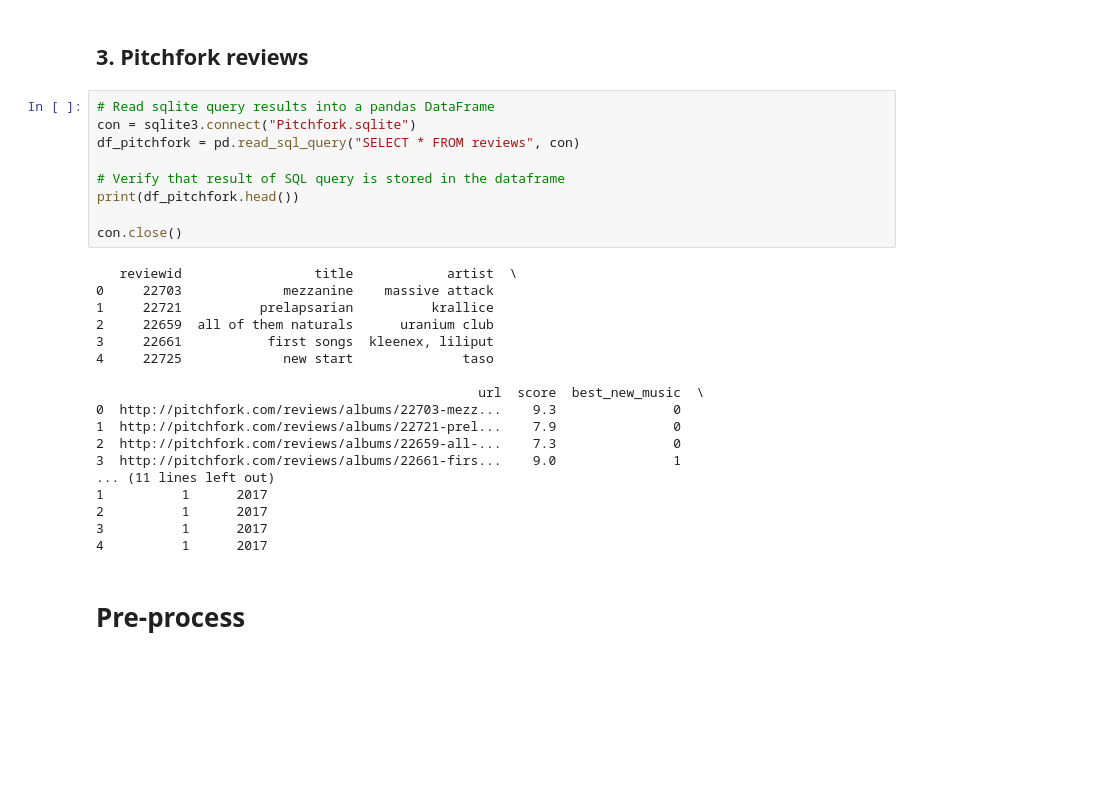
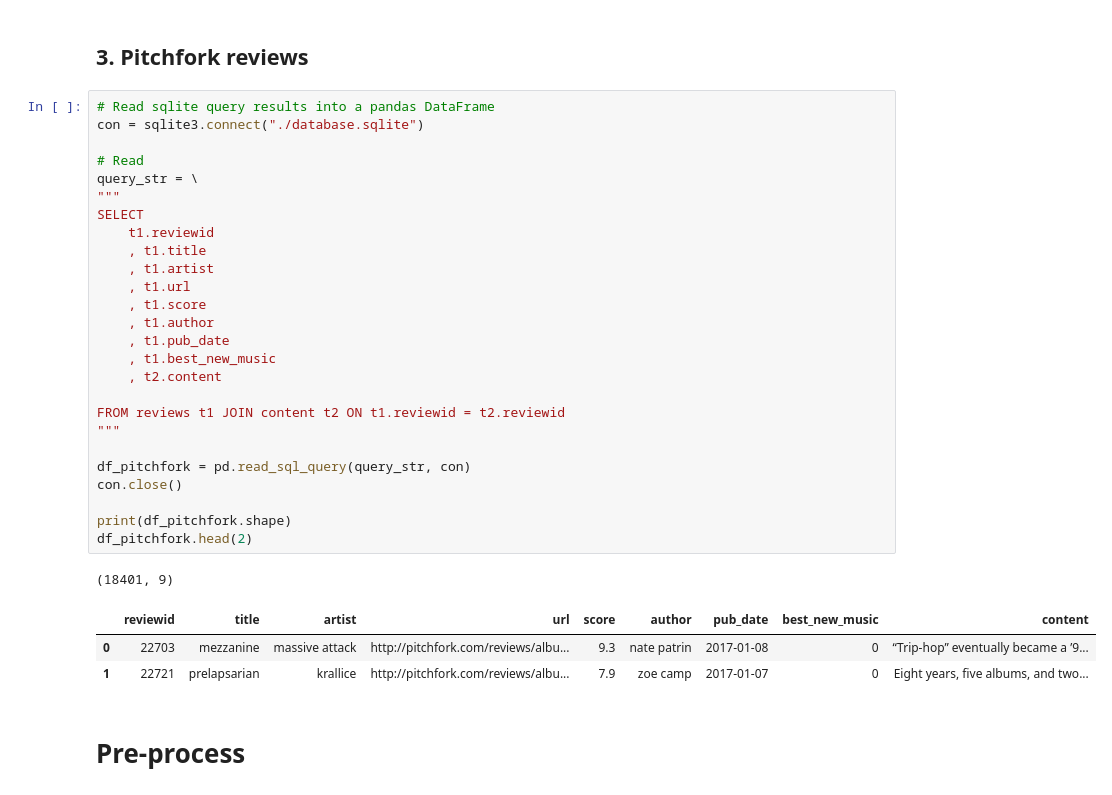
Before and after one commit to mwnachman/CIS550_Final_Project, a Jupyter notebook: data/notebooks/CreateDataset.ipynb, the cells around one changed output. Drawn from its saved outputs; the diff is of its cells as text; blank space fills up the shorter version.

```diff
--- a/data/notebooks/CreateDataset.ipynb
+++ b/data/notebooks/CreateDataset.ipynb
@@ -93,33 +96,37 @@ df_spotify.describe().T
 | year | 1204025.0 | 2007.327815 | 12.101174 | 0.0 | 2002.000000 | 2009.00000 | 2015.0000 | 2020.000 |
 # %% [markdown]
 ## 3. Pitchfork reviews
-# %%
-# Read sqlite query results into a pandas DataFrame
-con = sqlite3.connect("Pitchfork.sqlite")
-df_pitchfork = pd.read_sql_query("SELECT * FROM reviews", con)
-
-# Verify that result of SQL query is stored in the dataframe
-print(df_pitchfork.head())
-
-con.close()
-# %% [output]
-   reviewid                 title            artist  \
-0     22703             mezzanine    massive attack
-1     22721          prelapsarian          krallice
-2     22659  all of them naturals      uranium club
-3     22661           first songs  kleenex, liliput
-4     22725             new start              taso
-
-                                                 url  score  best_new_music  \
-0  http://pitchfork.com/reviews/albums/22703-mezz...    9.3               0
-1  http://pitchfork.com/reviews/albums/22721-prel...    7.9               0
-2  http://pitchfork.com/reviews/albums/22659-all-...    7.3               0
-3  http://pitchfork.com/reviews/albums/22661-firs...    9.0               1
-... (11 lines left out)
-1          1      2017
-2          1      2017
-3          1      2017
-4          1      2017
+# %%
+# Read sqlite query results into a pandas DataFrame
+con = sqlite3.connect("./database.sqlite")
+
+# Read
+query_str = \
+"""
+SELECT
+    t1.reviewid
+    , t1.title
+    , t1.artist
+    , t1.url
+    , t1.score
+    , t1.author
+    , t1.pub_date
+    , t1.best_new_music
+    , t2.content
+
+FROM reviews t1 JOIN content t2 ON t1.reviewid = t2.reviewid
+"""
+
+df_pitchfork = pd.read_sql_query(query_str, con)
+con.close()
+
+print(df_pitchfork.shape)
+df_pitchfork.head(2)
+# %% [output]
+(18401, 9)
+|  | reviewid | title | artist | url | score | author | pub_date | best_new_music | content |
+| 0 | 22703 | mezzanine | massive attack | http://pitchfork.com/reviews/albu... | 9.3 | nate patrin | 2017-01-08 | 0 | “Trip-hop” eventually became a ’9... |
+| 1 | 22721 | prelapsarian | krallice | http://pitchfork.com/reviews/albu... | 7.9 | zoe camp | 2017-01-07 | 0 | Eight years, five albums, and two... |
 # %% [markdown]
 # Pre-process
 # %% [markdown]
```
Also changed, not shown: parts of 5 cells of this notebook, 2 other files.
